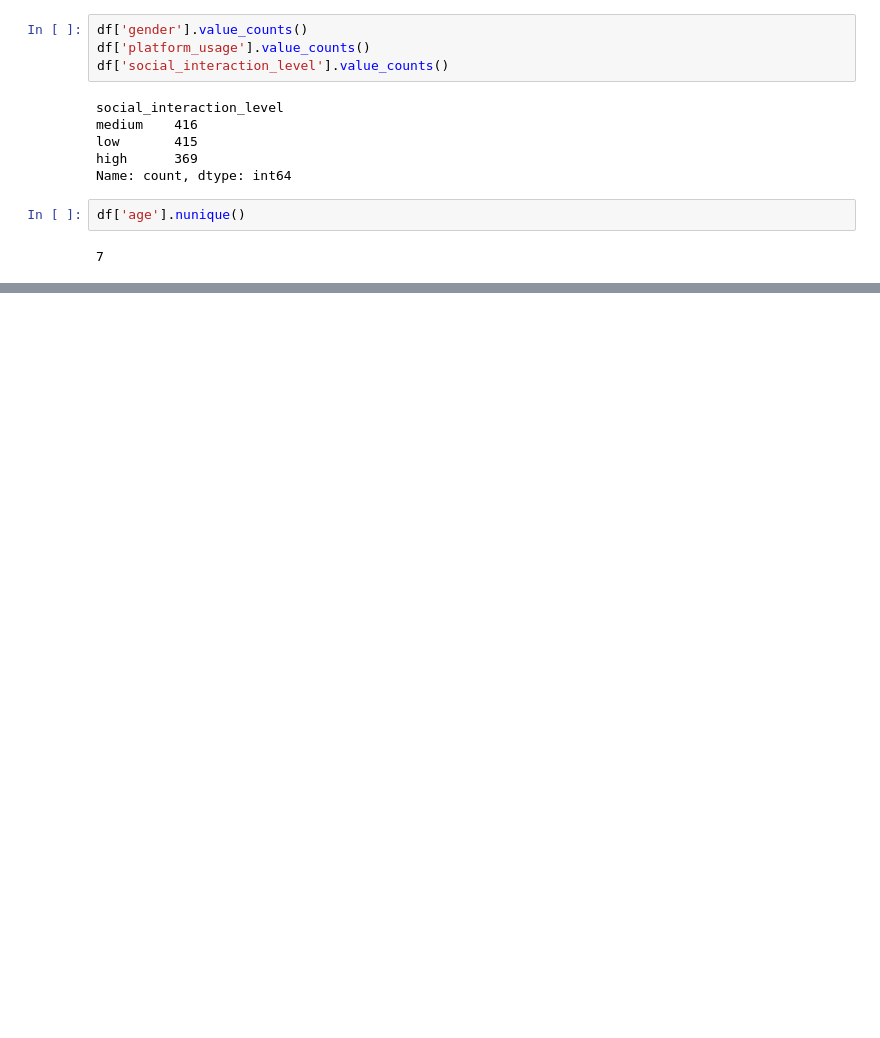
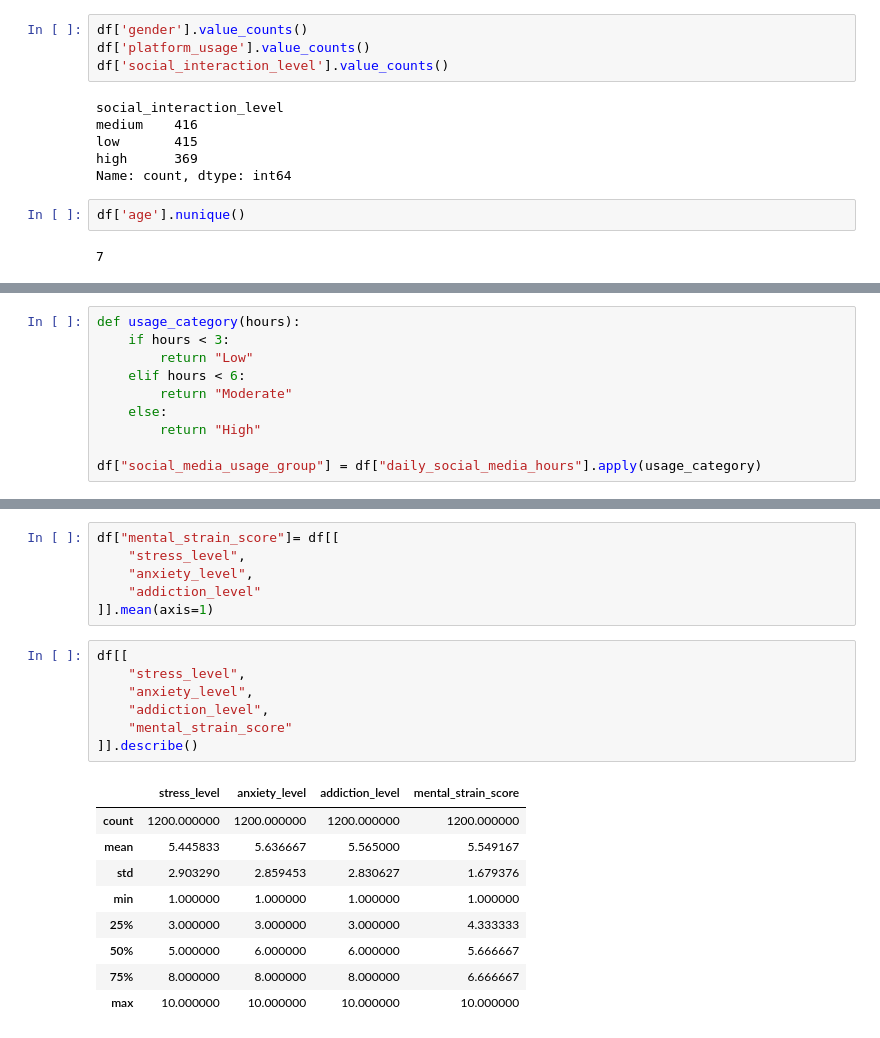
Before and after one commit to klidnenabrezi/data-modelling-kelompok-7, a Jupyter notebook: notebook/note-1.ipynb, the cells around one changed output, grey strips where cells are left out. Drawn from its saved outputs; the diff is of its cells as text; blank space fills up the shorter version.

```diff
--- a/notebook/note-1.ipynb
+++ b/notebook/note-1.ipynb
@@ -134,0 +201,10 @@ df['age'].nunique()
+# %%
+def usage_category(hours):
+    if hours < 3:
+        return "Low"
+    elif hours < 6:
+        return "Moderate"
+    else:
+        return "High"
+
+df["social_media_usage_group"] = df["daily_social_media_hours"].apply(usage_category)
@@ -134,0 +219,23 @@ df['age'].nunique()
+# %%
+df["mental_strain_score"]= df[[
+    "stress_level",
+    "anxiety_level",
+    "addiction_level"
+]].mean(axis=1)
+# %%
+df[[
+    "stress_level",
+    "anxiety_level",
+    "addiction_level",
+    "mental_strain_score"
+]].describe()
+# %% [output]
+|  | stress_level | anxiety_level | addiction_level | mental_strain_score |
+| count | 1200.000000 | 1200.000000 | 1200.000000 | 1200.000000 |
+| mean | 5.445833 | 5.636667 | 5.565000 | 5.549167 |
+| std | 2.903290 | 2.859453 | 2.830627 | 1.679376 |
+| min | 1.000000 | 1.000000 | 1.000000 | 1.000000 |
+| 25% | 3.000000 | 3.000000 | 3.000000 | 4.333333 |
+| 50% | 5.000000 | 6.000000 | 6.000000 | 5.666667 |
+| 75% | 8.000000 | 8.000000 | 8.000000 | 6.666667 |
+| max | 10.000000 | 10.000000 | 10.000000 | 10.000000 |
```
Also changed, not shown: parts of 9 cells of this notebook, 1 other file.
